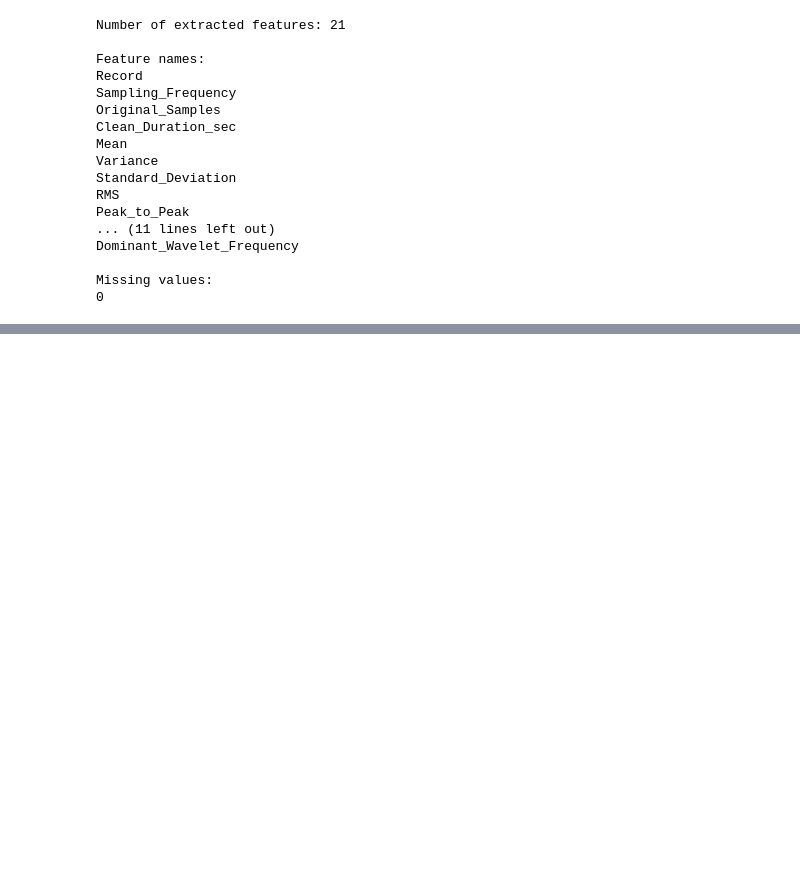
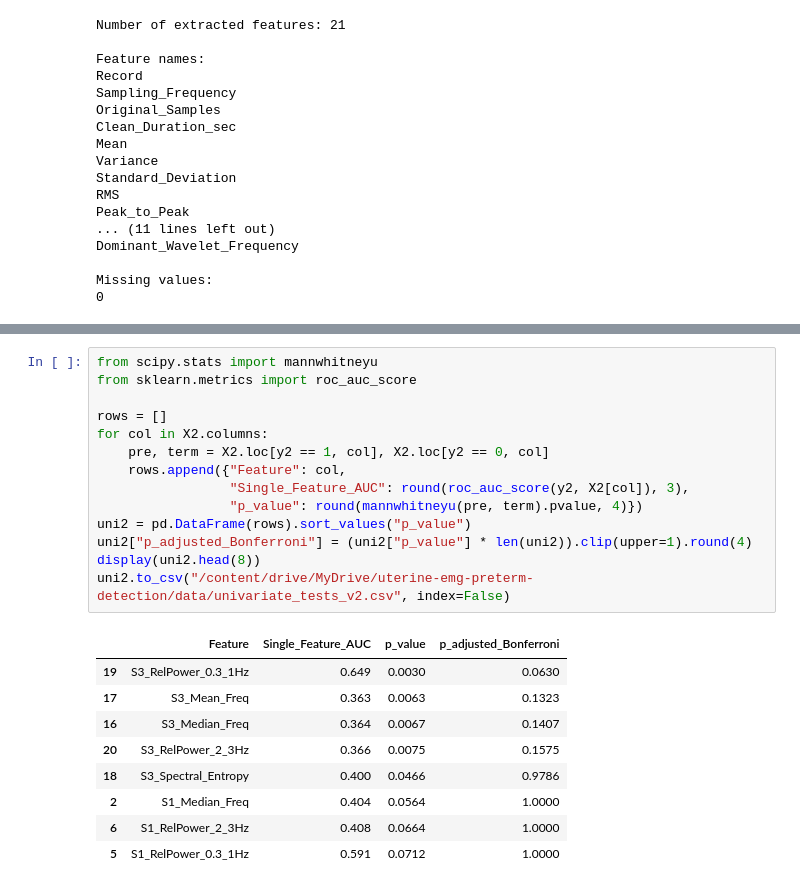
Before and after one commit to shahriarshadhin3-alt/uterine-emg-preterm-detection, a Jupyter notebook: notebooks/07_full_dataset_feature_extraction.ipynb, the cells around one changed output, grey strips where cells are left out. Saved outputs shown, nothing was run; the diff lists cells and outputs as text; blank space fills up the shorter version.

```diff
--- a/notebooks/07_full_dataset_feature_extraction.ipynb
+++ b/notebooks/07_full_dataset_feature_extraction.ipynb
@@ -382,0 +769,24 @@ extract_features("tpehg1022")
+# %%
+from scipy.stats import mannwhitneyu
+from sklearn.metrics import roc_auc_score
+
+rows = []
+for col in X2.columns:
+    pre, term = X2.loc[y2 == 1, col], X2.loc[y2 == 0, col]
+    rows.append({"Feature": col,
+                 "Single_Feature_AUC": round(roc_auc_score(y2, X2[col]), 3),
+                 "p_value": round(mannwhitneyu(pre, term).pvalue, 4)})
+uni2 = pd.DataFrame(rows).sort_values("p_value")
+uni2["p_adjusted_Bonferroni"] = (uni2["p_value"] * len(uni2)).clip(upper=1).round(4)
+display(uni2.head(8))
+uni2.to_csv("/content/drive/MyDrive/uterine-emg-preterm-detection/data/univariate_tests_v2.csv", index=False)
+# %% [output]
+|  | Feature | Single_Feature_AUC | p_value | p_adjusted_Bonferroni |
+| 19 | S3_RelPower_0.3_1Hz | 0.649 | 0.0030 | 0.0630 |
+| 17 | S3_Mean_Freq | 0.363 | 0.0063 | 0.1323 |
+| 16 | S3_Median_Freq | 0.364 | 0.0067 | 0.1407 |
+| 20 | S3_RelPower_2_3Hz | 0.366 | 0.0075 | 0.1575 |
+| 18 | S3_Spectral_Entropy | 0.400 | 0.0466 | 0.9786 |
+| 2 | S1_Median_Freq | 0.404 | 0.0564 | 1.0000 |
+| 6 | S1_RelPower_2_3Hz | 0.408 | 0.0664 | 1.0000 |
+| 5 | S1_RelPower_0.3_1Hz | 0.591 | 0.0712 | 1.0000 |
```
Also changed, not shown: parts of 14 cells of this notebook.
